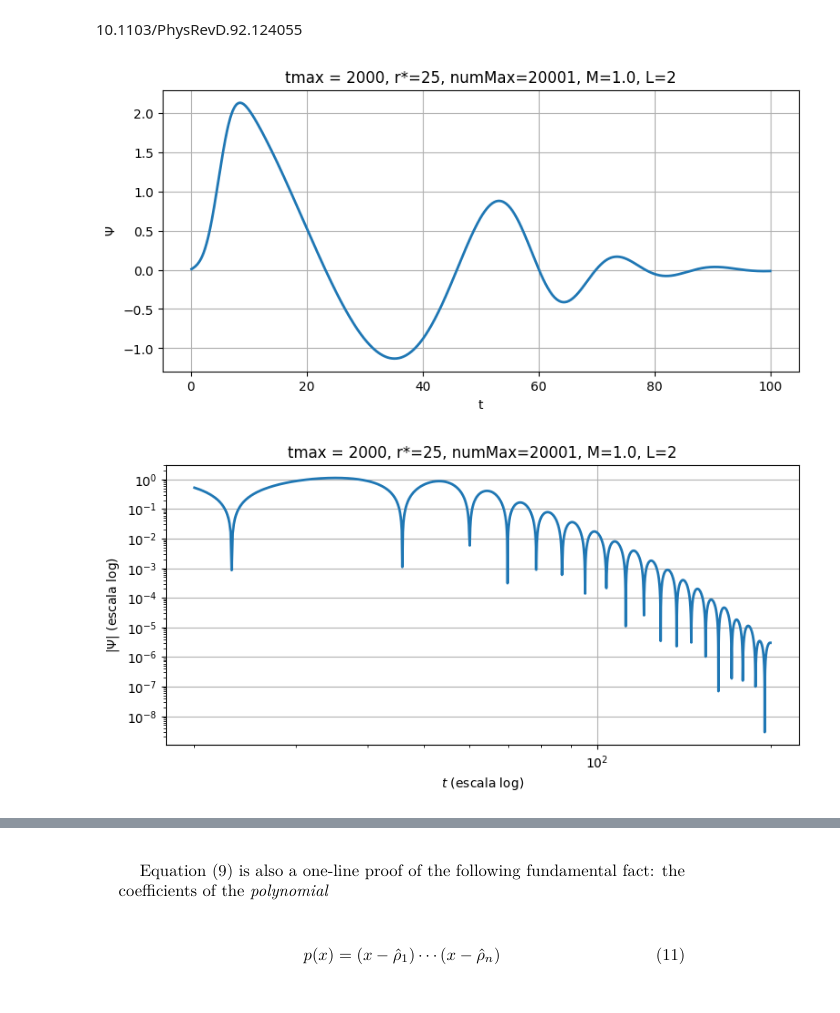
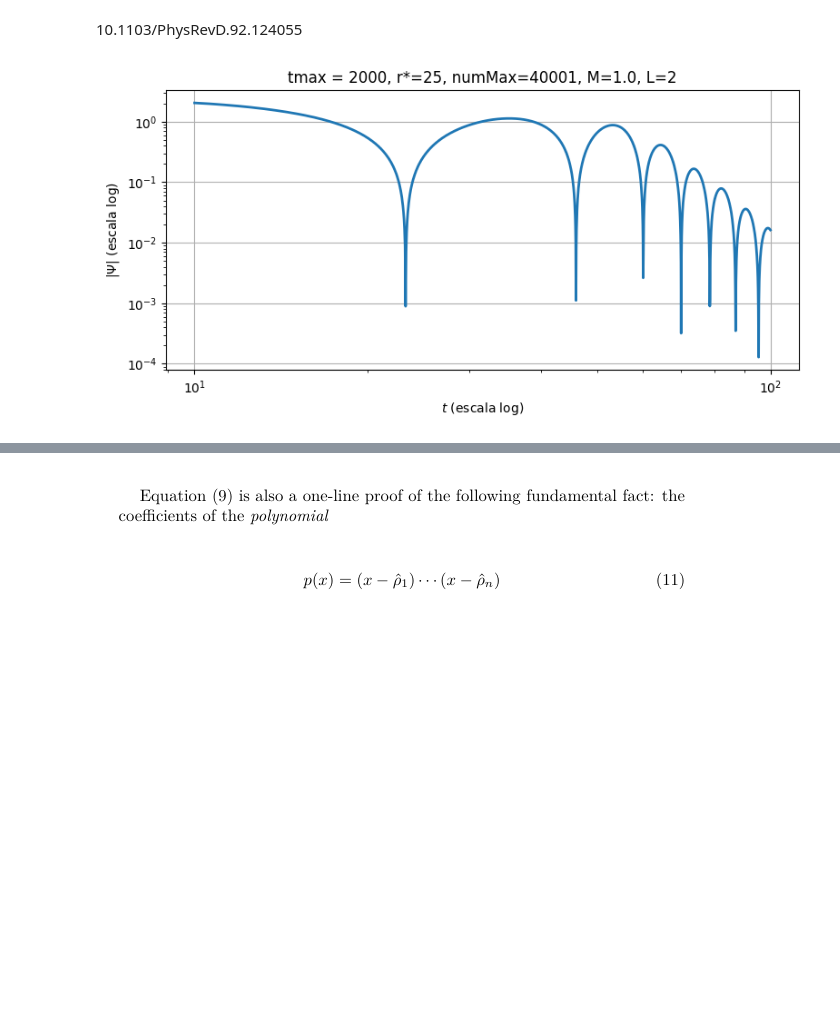
Before and after one commit to SessyoinKirin/MachineLearning, a Jupyter notebook: extra/Mathematica/schwarzschildBH.ipynb, the cells around one changed output, grey strips where cells are left out. Saved outputs shown, nothing was run; the diff lists cells and outputs as text; code cells hidden in the pictures; blank space fills up the shorter version.

```diff
--- a/extra/Mathematica/schwarzschildBH.ipynb
+++ b/extra/Mathematica/schwarzschildBH.ipynb
@@ -9,4 +10,14 @@ from scipy.linalg import hankel
 import pandas as pd
+# %%
+# precisao = 1e-13
+
+tmax = 2000
+rsv = 25
+numMax = 40001
+M = 1.0
+L = 2
+aGaussiana, bGaussiana = 30, 2
+pertubation_params = (aGaussiana, bGaussiana)
 # %%
 def genelist(a, b, n):
     return np.linspace(a, b, int(n))
@@ -184,13 +225,14 @@ def plotLogEvolution(test, title=""):
     plt.show()
 # %%
 # def getEvo(tmax, rsv, numMax, M, L, pertubation_params):
-test1 = getEvo(2000, 25, 20001, 1.0, 2, (30, 2))
+test1 = getEvo(tmax, rsv, numMax, M, L, pertubation_params)
+title_str = f"tmax = {tmax}, r*={rsv}, numMax={numMax}, M={M}, L={L}"
 plotEvolution(
     test1,
-    "tmax = 2000, r*=25, numMax=20001, M=1.0, L=2, aGaussiana=30, bGaussiana=2"
+    title_str
 )
 plotLogEvolution(
     test1,
-    "tmax = 2000, r*=25, numMax=20001, M=1.0, L=2, aGaussiana=30, bGaussiana=2"
+    title_str
 )
 # %% [output]
@@ -276,56 +319,35 @@ fall off as t^(2l+3) a.t la.rge time
 def plotLogEvolution20200(test, title=""):
 
     ht, psi = test
     # print(f"len(psi): {len(psi)}")
     # print(f"ht: {ht}")
 
     t = ht * np.arange(200, 2000)
 
     plt.figure(figsize=(9,4))
 
     plt.loglog(
         t,
         np.abs(psi[199:1999]),
         lw=2
     )
 
     plt.xlabel(r"$t$ (escala log)")
     plt.ylabel(r"$|\Psi|$ (escala log)")
 
     plt.grid(True)
 
     plt.title(title)
 
     plt.show()
 
-def plotEvolution(test, title=""):
-
-    ht, psi = test
-
-    t = ht * np.arange(1, 1001)
-
-    plt.figure(figsize=(9,4))
-    plt.plot(t, psi[0:1000], lw=2)
-
-
-    plt.xlabel("t")
-    plt.ylabel(r"$\Psi$")
-    plt.grid(True)
-    plt.title(title)
-    plt.show()
-
-plotEvolution(
-    test1,
-    "tmax = 2000, r*=25, numMax=20001, M=1.0, L=2"
-)
 
 plotLogEvolution20200(
     test1,
-    "tmax = 2000, r*=25, numMax=20001, M=1.0, L=2"
+    title_str
 )
 # %% [output]
-[figure, old version]
+[figure, new version]
-[figure, removed]
 # %% [markdown]
 ![image.png](attachment:image.png)
 # %% [markdown]
```
Also changed, not shown: parts of 24 cells of this notebook.
